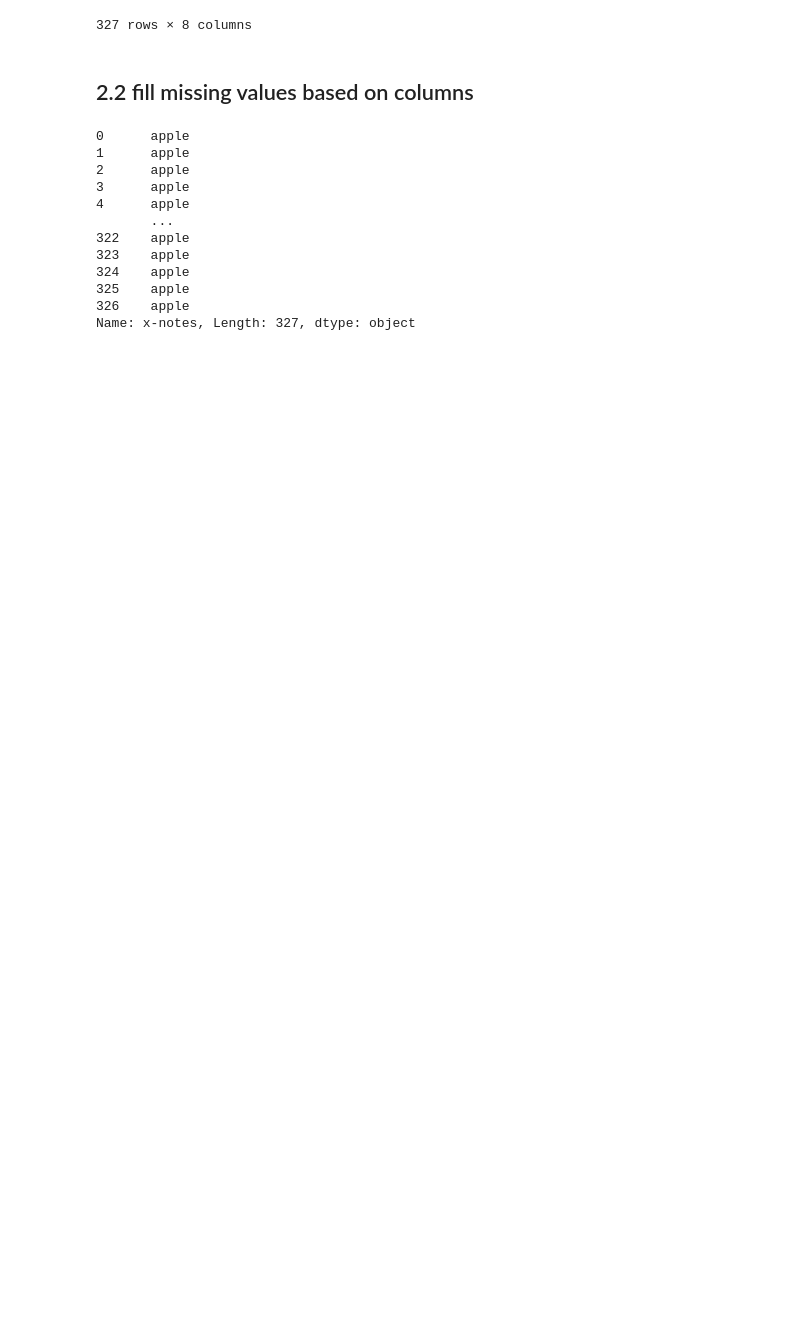
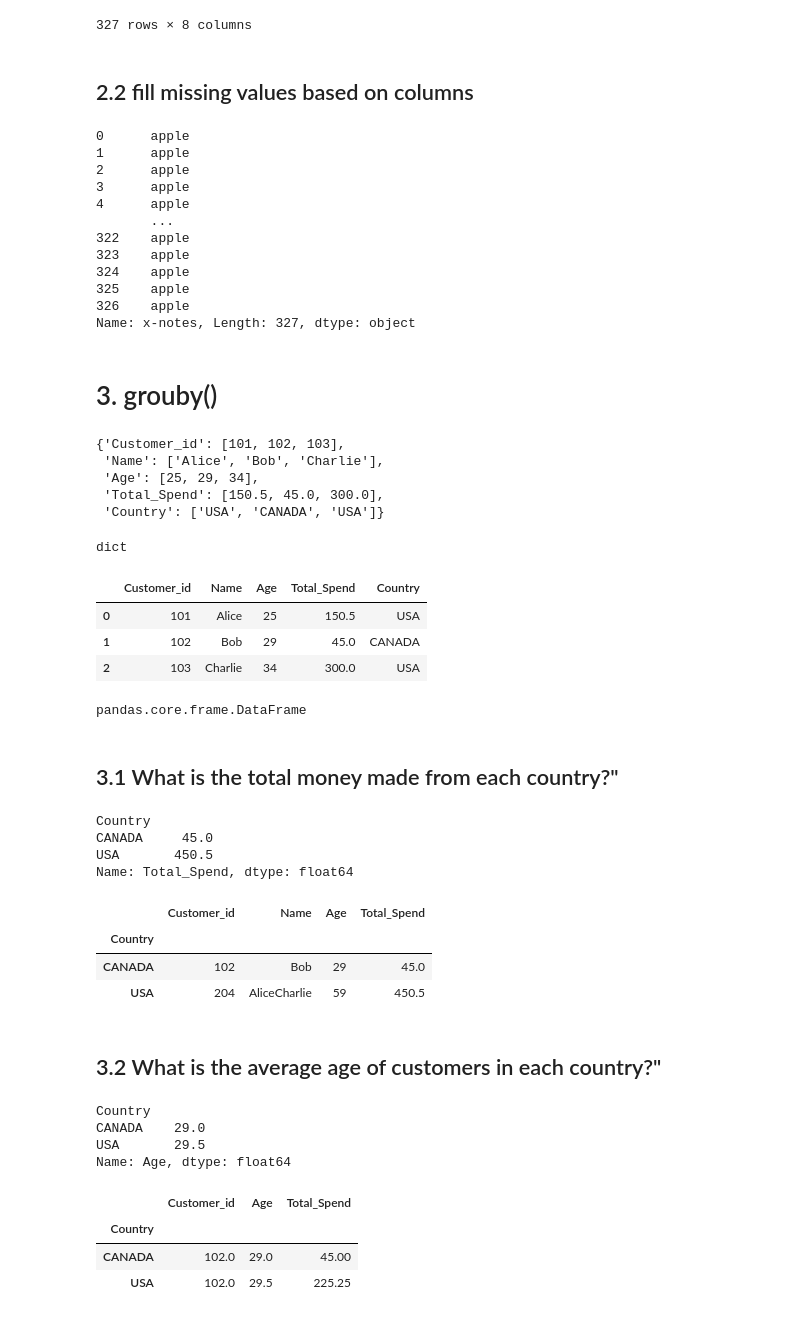
Before and after one commit to kshitij-commit/DataScience, a Jupyter notebook: 03_pandas/03_advanced-pandas.ipynb, the cells around one changed output. Saved outputs shown, nothing was run; the diff lists cells and outputs as text; code cells hidden in the pictures; blank space fills up the shorter version.

Commit message:
added groupby function

```diff
--- a/03_pandas/03_advanced-pandas.ipynb
+++ b/03_pandas/03_advanced-pandas.ipynb
@@ -154,3 +154,45 @@ df1["x-notes"].fillna("apple")
 325    apple
 326    apple
 Name: x-notes, Length: 327, dtype: object
+# %% [markdown]
+# 3. grouby()
+# %%
+customer_data = {
+    "Customer_id":[101,102,103],
+    "Name":["Alice","Bob","Charlie"],
+    "Age":[25,29,34],
+    "Total_Spend":[150.50, 45.00, 300.00],
+    "Country":["USA", "CANADA", "USA"]
+}
+customer_data
+# %% [output]
+{'Customer_id': [101, 102, 103],
+ 'Name': ['Alice', 'Bob', 'Charlie'],
+ 'Age': [25, 29, 34],
+ 'Total_Spend': [150.5, 45.0, 300.0],
+ 'Country': ['USA', 'CANADA', 'USA']}
+# %%
+type(customer_data)
+# %% [output]
+dict
+# %%
+customer_data = pd.DataFrame(customer_data)
+customer_data
+# %% [output]
+|  | Customer_id | Name | Age | Total_Spend | Country |
+| 0 | 101 | Alice | 25 | 150.5 | USA |
+| 1 | 102 | Bob | 29 | 45.0 | CANADA |
+| 2 | 103 | Charlie | 34 | 300.0 | USA |
+# %%
+type(customer_data)
+# %% [output]
+pandas.core.frame.DataFrame
+# %% [markdown]
+## 3.1 What is the total money made from each country?"
+# %%
+customer_data.groupby("Country")["Total_Spend"].sum()
+# %% [output]
+Country
+CANADA     45.0
+USA       450.5
+Name: Total_Spend, dtype: float64
@@ -156,0 +201,23 @@ Name: x-notes, Length: 327, dtype: object
+# %%
+g.sum()
+# %% [output]
+|  | Customer_id | Name | Age | Total_Spend |
+| Country |  |  |  |  |
+| CANADA | 102 | Bob | 29 | 45.0 |
+| USA | 204 | AliceCharlie | 59 | 450.5 |
+# %% [markdown]
+## 3.2 What is the average age of customers in each country?"
+# %%
+customer_data.groupby("Country")["Age"].mean()
+# %% [output]
+Country
+CANADA    29.0
+USA       29.5
+Name: Age, dtype: float64
+# %%
+g.mean(["Age","Total_Spend"])
+# %% [output]
+|  | Customer_id | Age | Total_Spend |
+| Country |  |  |  |
+| CANADA | 102.0 | 29.0 | 45.00 |
+| USA | 102.0 | 29.5 | 225.25 |
```
Also changed, not shown: parts of 2 cells of this notebook.
